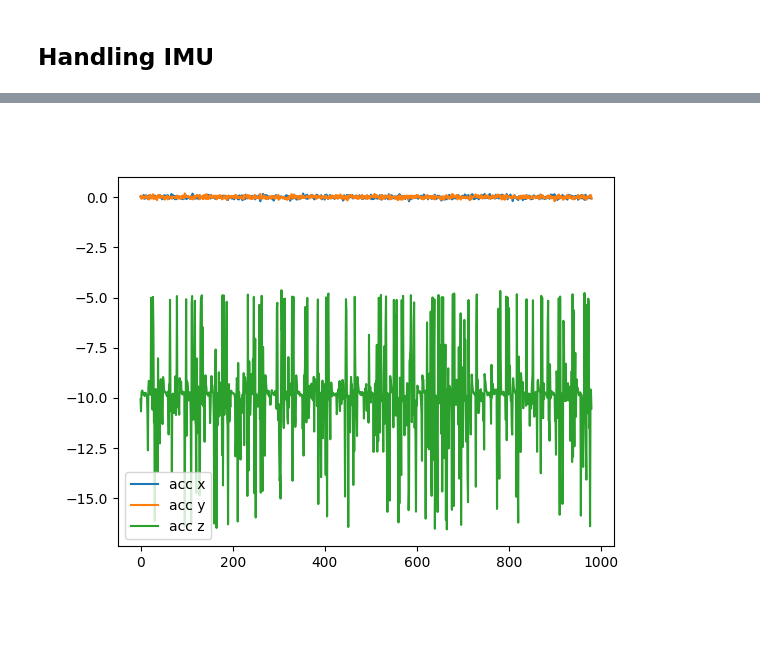
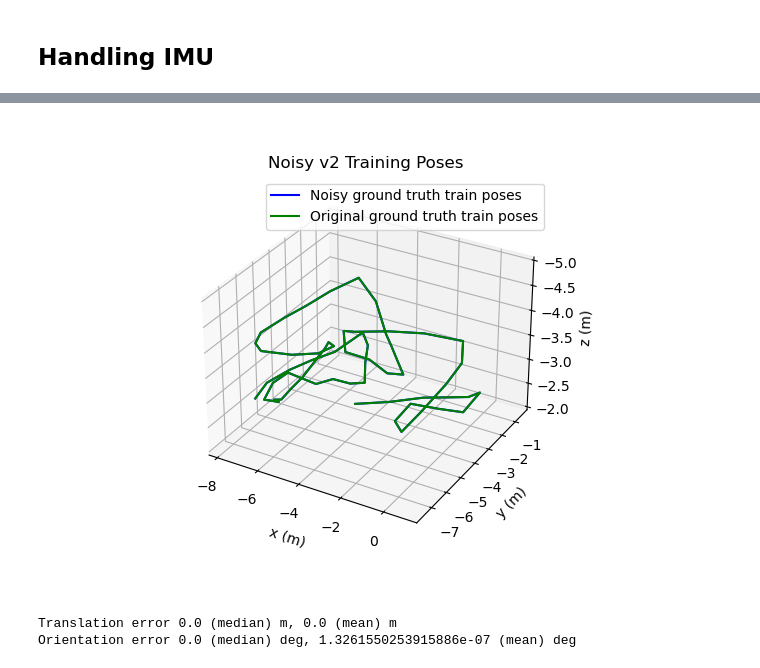
Before and after one commit to sytan98/Dataset-Collection-for-Pose-and-IMU, a Jupyter notebook: notebooks/data_vis_processing.ipynb, the cells around one changed output, grey strips where cells are left out. Cells and saved outputs as stored; diff of their text form; code cells hidden in the pictures; blank space fills up the shorter version.

```diff
--- a/notebooks/data_vis_processing.ipynb
+++ b/notebooks/data_vis_processing.ipynb
@@ -64,7 +132,0 @@ Text(0.5, 0, 'z')
-# %%
-train_data["timestamp"] = pd.to_datetime(train_data["timestamp"], unit='ns')
-train_data["seconds"] = (train_data["timestamp"] - train_data["timestamp"][0]).dt.total_seconds()
-train_data["incremental_seconds"] = (train_data["seconds"] - train_data["seconds"].shift(1))
-train_data["incremental_seconds"].fillna(0, inplace=True)
-mean = statistics.mean(train_data["incremental_seconds"])
-print(f"Average seconds between frames {mean}")
@@ -81,6 +132,0 @@ train_data["prev_POS_Z"] = train_data["POS_Z"].shift(1)
-# %%
-def euclidean_dist(prev_x, cur_x, prev_y, cur_y, prev_z, cur_z):
-    return math.sqrt((prev_x - cur_x)**2 + (prev_y - cur_y)**2 + (prev_z - cur_z)**2)
-train_data["distance_travelled"] = train_data.apply(lambda row: euclidean_dist(row["prev_POS_X"], row["POS_X"],row["prev_POS_Y"], row["POS_Y"], row["prev_POS_Z"], row["POS_Z"]), axis = 1)
-mean = statistics.mean(train_data["distance_travelled"].iloc[1:])
-print(f"Average dist between frames {mean}")
@@ -225,9 +251,0 @@ plt.show()
-# %%
-plt.figure()
-train_data.iloc[:-1,:]["S_LIN_ACC_X"].astype(float).plot()
-train_data.iloc[:-1,:]["S_LIN_ACC_Y"].astype(float).plot()
-train_data.iloc[:-1,:]["S_LIN_ACC_Z"].astype(float).plot()
-plt.legend(["acc x", "acc y", "acc z"])
-plt.show()
-# %% [output]
-[figure, removed]
@@ -233,0 +254,32 @@ plt.show()
+# %%
+# noise_x = np.random.normal(0,0.5,len(train_data))
+# noise_y = np.random.normal(0,0.5,len(train_data))
+# noise_z = np.random.normal(0,0.1,len(train_data))
+# noise_x = np.random.normal(0,0.8,len(train_data))
+# noise_y = np.random.normal(0,0.8,len(train_data))
+# noise_z = np.random.normal(0,0.2,len(train_data))
+noise_x = 0
+noise_y = 0
+noise_z = 0
+train_data["noisy_POS_X"] = noise_x + train_data["POS_X"]
+train_data["noisy_POS_Y"] = noise_y + train_data["POS_Y"]
+train_data["noisy_POS_Z"] = noise_z + train_data["POS_Z"]
+
+train_data["noisy_prev_POS_X"] = train_data["noisy_POS_X"].shift(1)
+train_data["noisy_prev_POS_Y"] = train_data["noisy_POS_Y"].shift(1)
+train_data["noisy_prev_POS_Z"] = train_data["noisy_POS_Z"].shift(1)
+# %%
+plt.figure()
+step = 100
+ax = plt.axes(projection= '3d')
+ax.plot3D(train_data["noisy_POS_X"].iloc[step::step], train_data["noisy_POS_Y"].iloc[step::step], train_data["noisy_POS_Z"].iloc[step::step], label = "Noisy ground truth train poses", color = 'blue')
+ax.plot3D(train_data["POS_X"].iloc[step::step], train_data["POS_Y"].iloc[step::step], train_data["POS_Z"].iloc[step::step], label = "Original ground truth train poses", color = 'Green')
+ax.set_zlim([-2, -5])
+ax.set_xlabel("x (m)")
+ax.set_ylabel("y (m)")
+ax.set_zlabel("z (m)")
+ax.set_title("Noisy v2 Training Poses")
+ax.legend()
+plt.show()
+# %% [output]
+[figure, added]
@@ -234,3 +315,18 @@ plt.show()
+# %%
+err =[]
+for idx, row, in train_data.iterrows():
+    err.append(np.linalg.norm(np.array(row[["noisy_POS_X", "noisy_POS_Y", "noisy_POS_Z"]]) - np.array(row[["POS_X", "POS_Y", "POS_Z"]])))
+print(f'Translation error {np.median(err)} (median) m, {np.mean(err)} (mean) m')
+
+q_err = train_data.apply(lambda row:
+                        calc_quat_angle_error(
+                            np.hstack([row["noisy_Q_W"], row["noisy_Q_X"], row["noisy_Q_Y"], row["noisy_Q_Z"]]),
+                            np.hstack([row["Q_W"], row["Q_X"], row["Q_Y"], row["Q_Z"]])
+                        ), axis=1)
+print(f'Orientation error {np.median(q_err)} (median) deg, {np.mean(q_err)} (mean) deg')
+# %% [output]
+Translation error 0.0 (median) m, 0.0 (mean) m
+Orientation error 0.0 (median) deg, 1.3261550253915886e-07 (mean) deg
 # %%
 def convert_body_to_world(row):
 	body_acc = np.hstack([row["S_LIN_ACC_X"], row["S_LIN_ACC_Y"], row["S_LIN_ACC_Z"]]).astype(float)
```
Also changed, not shown: parts of 80 cells of this notebook, 4 other files.
